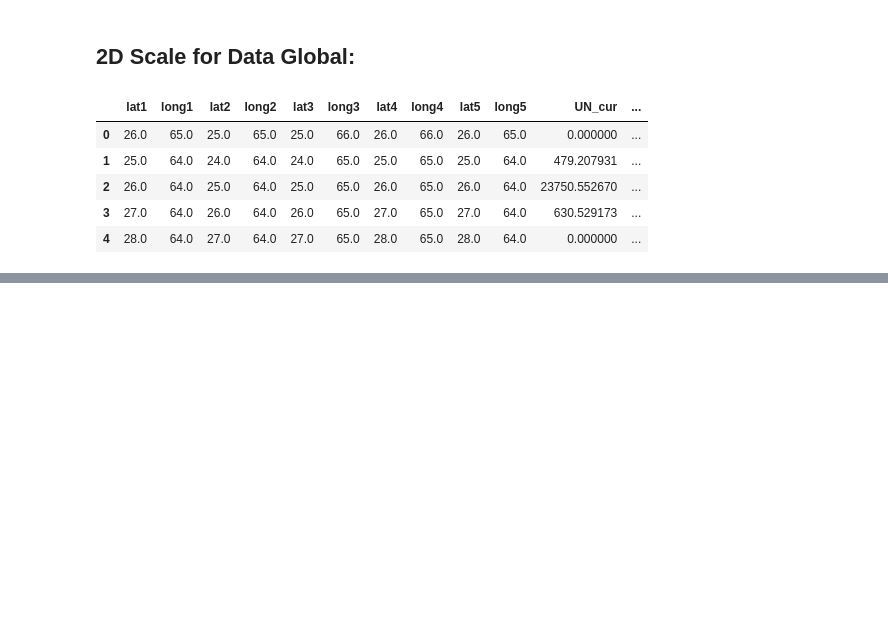
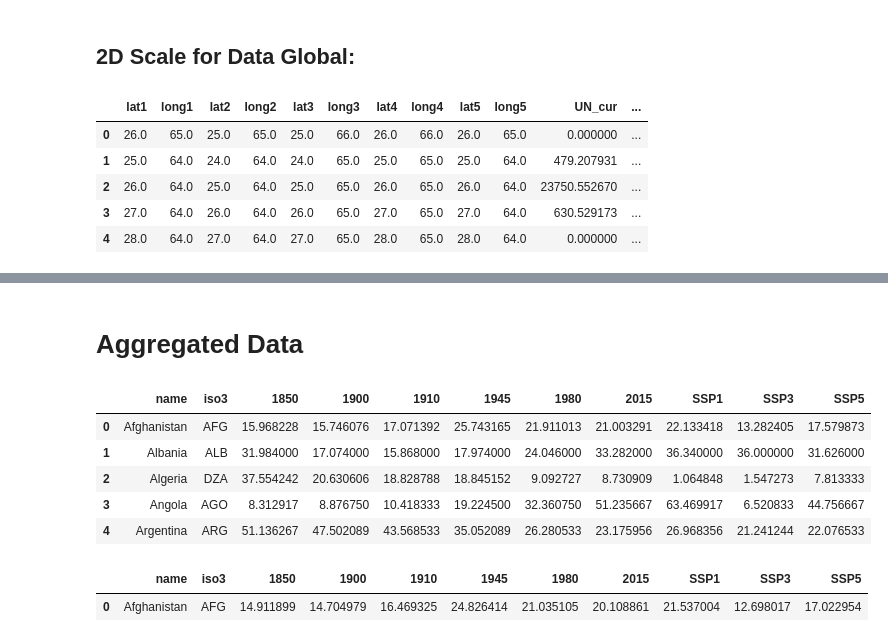
Before and after one commit to charlottegiseleweil/ipbes, a Jupyter notebook: Data Processing/Data_processing.ipynb, the cells around one changed output, grey strips where cells are left out. Cells and saved outputs as stored; diff of their text form; code cells hidden in the pictures; blank space fills up the shorter version.

```diff
--- a/Data Processing/Data_processing.ipynb
+++ b/Data Processing/Data_processing.ipynb
@@ -546,0 +523,15 @@ data_pol_2d.describe()
+# %% [markdown]
+# Aggregated Data
+# %%
+va = pd.read_csv('../Data/country_va.csv').iloc[:,1:]
+en = pd.read_csv('../Data/country_en.csv').iloc[:,1:]
+fo = pd.read_csv('../Data/country_fo.csv').iloc[:,1:]
+# %%
+fo.head()
+# %% [output]
+|  | name | iso3 | 1850 | 1900 | 1910 | 1945 | 1980 | 2015 | SSP1 | SSP3 | SSP5 |
+| 0 | Afghanistan | AFG | 15.968228 | 15.746076 | 17.071392 | 25.743165 | 21.911013 | 21.003291 | 22.133418 | 13.282405 | 17.579873 |
+| 1 | Albania | ALB | 31.984000 | 17.074000 | 15.868000 | 17.974000 | 24.046000 | 33.282000 | 36.340000 | 36.000000 | 31.626000 |
+| 2 | Algeria | DZA | 37.554242 | 20.630606 | 18.828788 | 18.845152 | 9.092727 | 8.730909 | 1.064848 | 1.547273 | 7.813333 |
+| 3 | Angola | AGO | 8.312917 | 8.876750 | 10.418333 | 19.224500 | 32.360750 | 51.235667 | 63.469917 | 6.520833 | 44.756667 |
+| 4 | Argentina | ARG | 51.136267 | 47.502089 | 43.568533 | 35.052089 | 26.280533 | 23.175956 | 26.968356 | 21.241244 | 22.076533 |
@@ -546,0 +540,9 @@ data_pol_2d.describe()
+# %%
+columns = ['1850','1900','1910','1945','1980','2015','SSP1','SSP3','SSP5']
+for col in columns:
+    aggregated_country[col] = (va[col]+fo[col]+en[col])/3
+
+aggregated_country.head(1)
+# %% [output]
+|  | name | iso3 | 1850 | 1900 | 1910 | 1945 | 1980 | 2015 | SSP1 | SSP3 | SSP5 |
+| 0 | Afghanistan | AFG | 14.911899 | 14.704979 | 16.469325 | 24.826414 | 21.035105 | 20.108861 | 21.537004 | 12.698017 | 17.022954 |
```
Also changed, not shown: parts of 5 cells of this notebook, 5 other files.
